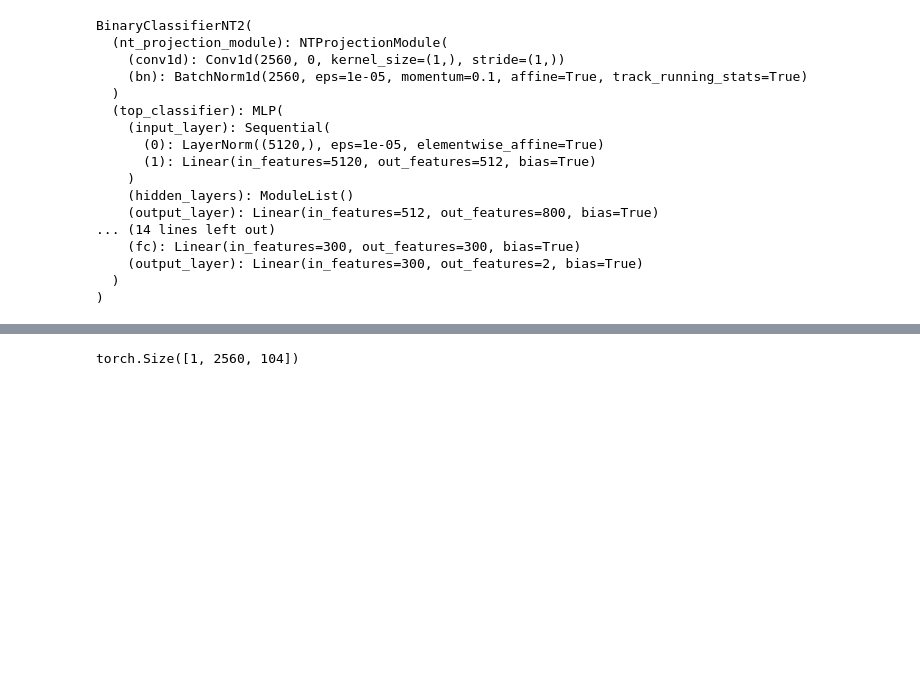
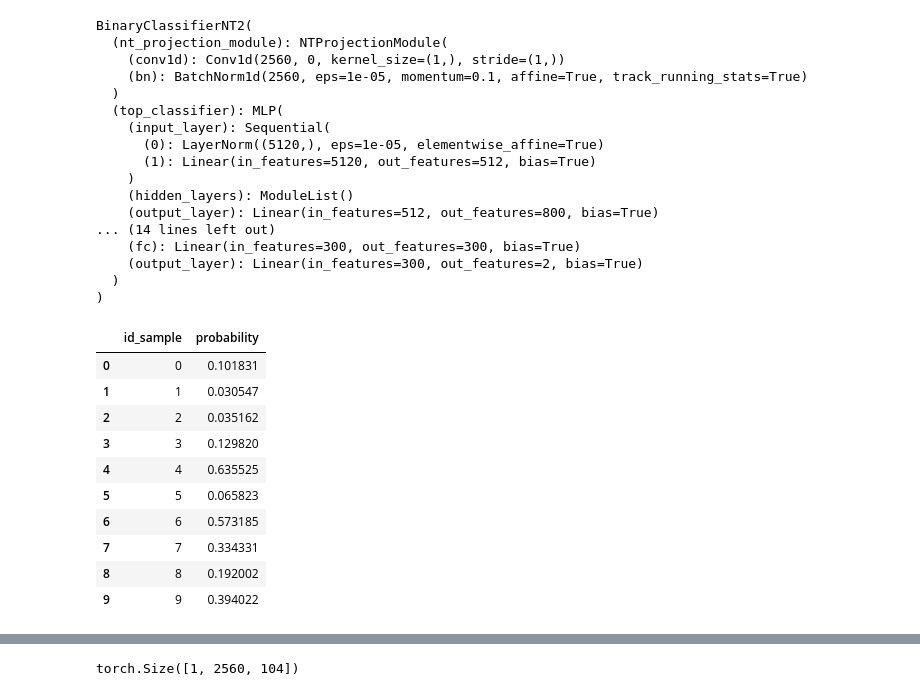
Before and after one commit to giorgiobini/RIME, a Jupyter notebook: src/run_inference_new.ipynb, the cells around one changed output, grey strips where cells are left out. Drawn from its saved outputs; the diff is of its cells as text; code cells hidden in the pictures; blank space fills up the shorter version.

```diff
--- a/src/run_inference_new.ipynb
+++ b/src/run_inference_new.ipynb
@@ -77,15 +80,15 @@ BinaryClassifierNT2(
 )
 # %%
 ids = []
-probabilities = []
+probability = []
 for _, row in df.iterrows():
 
-    id_sample, embedding1name, embedding2name, x1, x2, y1, y2 = row['embedding1name'], row['embedding2name'], row['start_window1'], row['end_window1'], row['start_window2'], row['end_window2']
+    id_pair, embedding1name, embedding2name, x1, x2, y1, y2 = row['id_pair'], row['embedding1name'], row['embedding2name'], row['start_window1'], row['end_window1'], row['start_window2'], row['end_window2']
 
-    x1_emb, x2_emb, y1_emb, y2_emb = row.x1//6, row.x2//6, row.y1//6, row.y2//6
+    x1_emb, x2_emb, y1_emb, y2_emb = x1//6, x2//6, y1//6, y2//6
 
-    embedding1_path = os.path.join(embedding_dir, '32', embedding1name+'.npy')
-    embedding2_path = os.path.join(embedding_dir, '32', embedding2name+'.npy')
+    embedding1_path = os.path.join(embedding_dir, embedding1name+'.npy')
+    embedding2_path = os.path.join(embedding_dir, embedding2name+'.npy')
 
     embedding1 = np.load(embedding1_path)[x1_emb:x2_emb, :]
     embedding2 = np.load(embedding2_path)[y1_emb:y2_emb, :]
@@ -97,10 +100,23 @@ for _, row in df.iterrows():
     outputs = model(rna1, rna2)
 
     probability += outputs.softmax(-1)[:, 1].tolist()
-    ids.append(id_sample)
-    probabilities.append(probability)
+    ids.append(id_pair)
 
 res = pd.DataFrame({
         'id_sample':ids,
-        'probability':probabilities,
+        'probability':probability,
     })
+# %%
+res
+# %% [output]
+|  | id_sample | probability |
+| 0 | 0 | 0.101831 |
+| 1 | 1 | 0.030547 |
+| 2 | 2 | 0.035162 |
+| 3 | 3 | 0.129820 |
+| 4 | 4 | 0.635525 |
+| 5 | 5 | 0.065823 |
+| 6 | 6 | 0.573185 |
+| 7 | 7 | 0.334331 |
+| 8 | 8 | 0.192002 |
+| 9 | 9 | 0.394022 |
```
Also changed, not shown: parts of 3 cells of this notebook, 3 other files.
